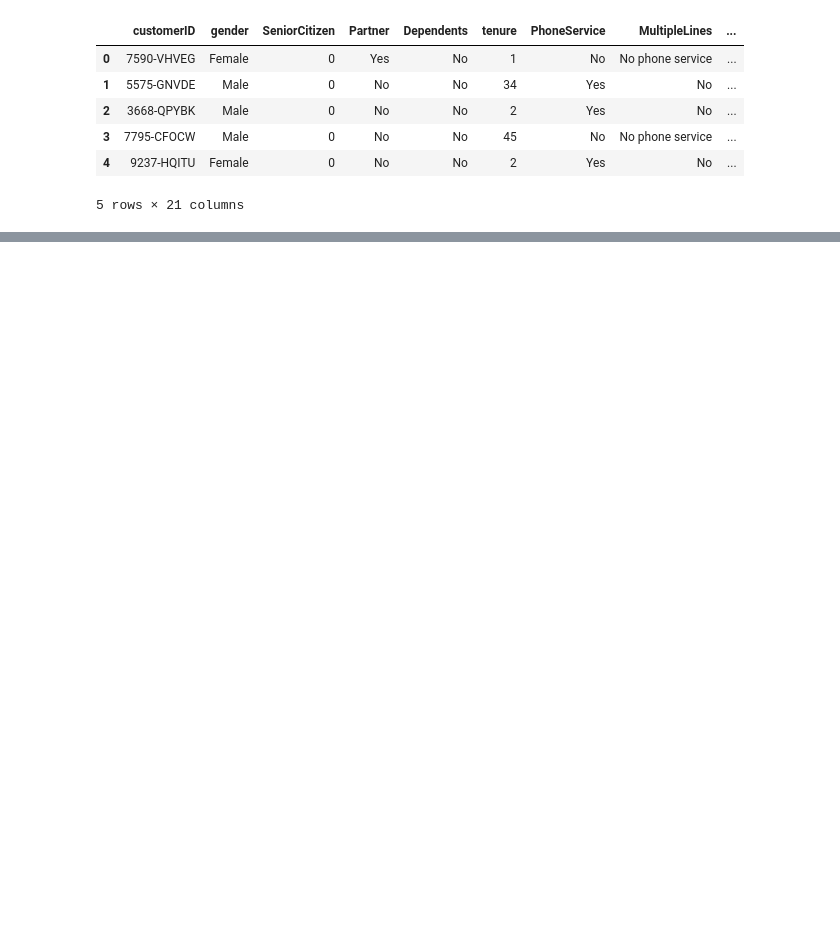
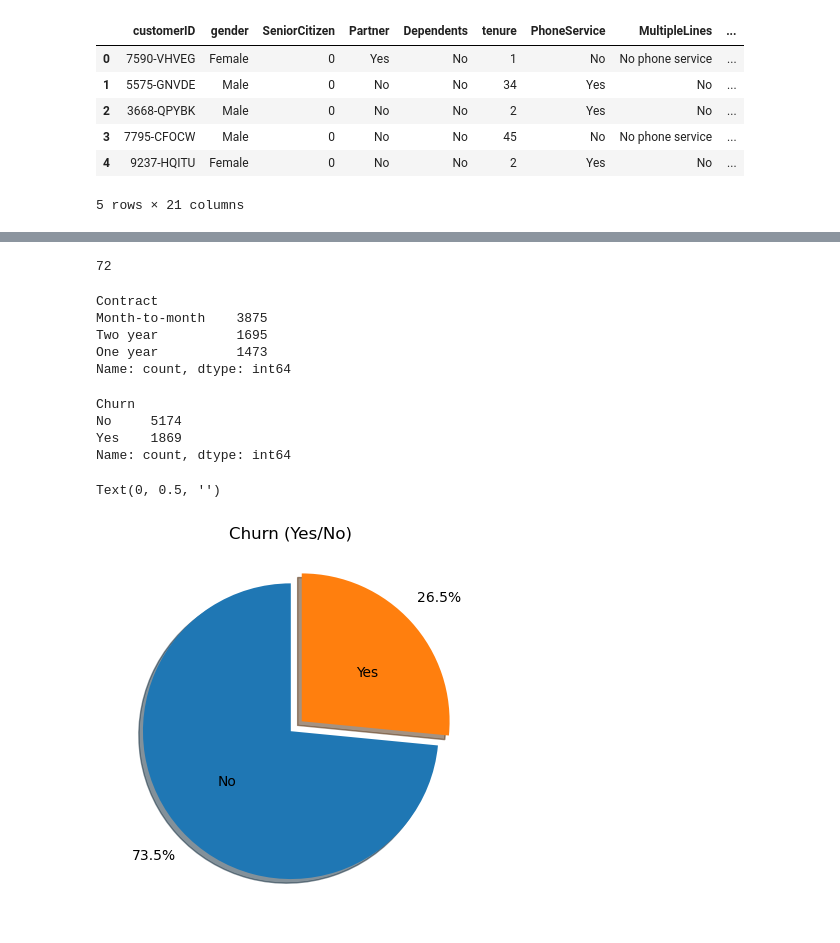
Before and after one commit to Sathvara-Amitkumar/Customer-Churn-Prediction, a Jupyter notebook: churn_prediction.ipynb, the cells around one changed output, grey strips where cells are left out. Drawn from its saved outputs; the diff is of its cells as text; code cells hidden in the pictures; blank space fills up the shorter version.

Commit message:
plotting some graphs and perform EDA

```diff
--- a/churn_prediction.ipynb
+++ b/churn_prediction.ipynb
@@ -20,0 +119,28 @@ df.head()
+# %%
+df['tenure'].max()
+# %% [output]
+72
+# %%
+df['Contract'].value_counts()
+# %% [output]
+Contract
+Month-to-month    3875
+Two year          1695
+One year          1473
+Name: count, dtype: int64
+# %%
+df['Churn'].value_counts()
+# %% [output]
+Churn
+No     5174
+Yes    1869
+Name: count, dtype: int64
+# %%
+colors = sns.color_palette('pastel')
+df['Churn'].value_counts().plot(kind='pie', startangle=90, autopct="%1.1f%%",
+                                explode=(0, 0.1), shadow=True, pctdistance=1.25, labeldistance=0.50)
+plt.title("Churn (Yes/No)")
+plt.ylabel("")
+# %% [output]
+Text(0, 0.5, '')
+[figure, added]
```
Also changed, not shown: parts of 12 cells of this notebook.
